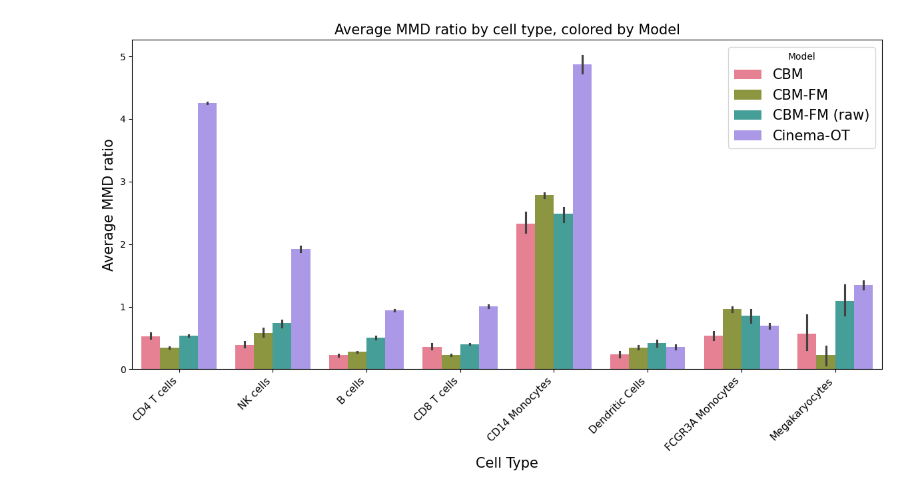
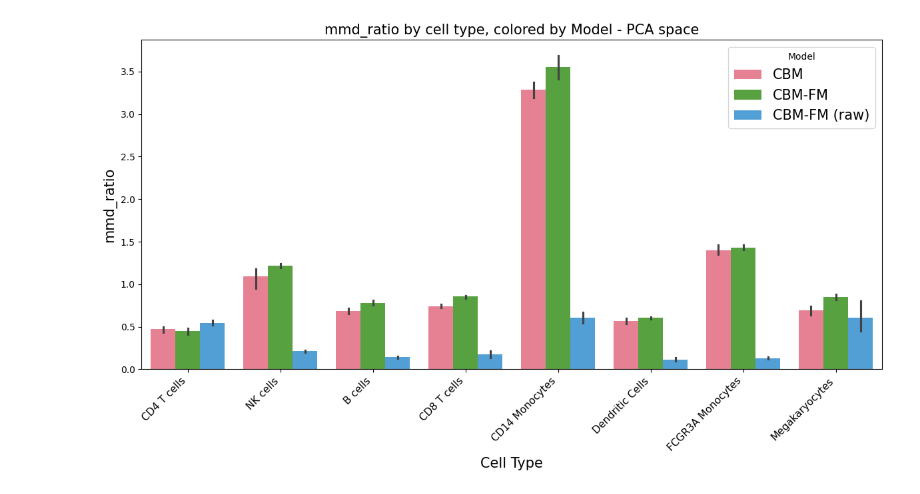
Before and after one commit to almaan/scCBGM, a Jupyter notebook: notebooks/analysis/results_aggregation.ipynb, the cells around one changed output. Drawn from its saved outputs; the diff is of its cells as text; code cells hidden in the pictures.

```diff
--- a/notebooks/analysis/results_aggregation.ipynb
+++ b/notebooks/analysis/results_aggregation.ipynb
@@ -18,7 +18,7 @@ sns.set_palette("husl")
 api = wandb.Api()
 
 # Method 1: Get sweep object first
-sweep_ids = ["lg8542ta", "s4en36ga", "pfctr47v", "ybesbkzm"]
+sweep_ids = ["9arkmgkc", "f5d92uft", "oyr51sa3", "ybesbkzm"]
 entity = "debroue1"  # your username or team name
 project = "conceptlab"
 
@@ -31,7 +31,12 @@ for sweep_id in sweep_ids:
     runs_dict = []
     for run in runs:
         mmd_ratio = run.summary.get("mmd_ratio",np.nan)
-        runs_dict.append({**run.config, "mmd_ratio": mmd_ratio})
+        recall_negs = run.summary.get("recall_negs", np.nan)
+        recall_pos = run.summary.get("recall_pos", np.nan)
+        runs_dict.append({**run.config,
+                          "mmd_ratio": mmd_ratio,
+                          "recall_negs": recall_negs,
+                          "recall_pos": recall_pos})
     df_sweep = pd.DataFrame(runs_dict)
     dfs.append(df_sweep)
 df_res = pd.concat(dfs, ignore_index=True)
@@ -40,3 +43,5 @@ wandb: Currently logged in as: debroue1 to https://genentech.wandb.io. Use `wand
+# %%
+df_res["recall_avg"] = df_res[["recall_negs","recall_pos"]].mean(1)
 # %%
 model_dict = {"cbm": "CBM",
               "cbmfm": "CBM-FM",
@@ -59,33 +73,38 @@ df_res["data/intervention_labels"] = df_res["data/intervention_labels"].map(ct_d
+# %%
+# With PCA
+
+df_res_sub = df_res.loc[df_res["model.pca"] == True].copy()
+metric_name = 'mmd_ratio'
 # %%
 # Barplot: 4 bars for each cell type (one per model), aggregation over seeds, with error bars, larger font, and tilted x labels
 import matplotlib.pyplot as plt
 import seaborn as sns
 
 # Check required columns
-required_cols = ['data/intervention_labels', 'model', 'seed', 'mmd_ratio']
-missing = [col for col in required_cols if col not in df_res.columns]
+required_cols = ['data/intervention_labels', 'model', 'seed', metric_name]
+missing = [col for col in required_cols if col not in df_res_sub.columns]
 if missing:
     raise ValueError(f"Missing columns in df_res: {missing}")
 
 # Aggregate over seeds: mean and std of mmd_ratio for each (cell type, model) pair
-plot_df = df_res.groupby(['data/intervention_labels', 'model']).agg({'mmd_ratio': ['mean', 'std']}).reset_index()
+#plot_df = df_res_sub.groupby(['data/intervention_labels', 'model']).agg({'mmd_ratio': ['mean', 'std']}).reset_index()
 
 plt.figure(figsize=(12,7))
 ax = sns.barplot(
-    data=df_res,
+    data=df_res_sub,
     x='data/intervention_labels',
-    y='mmd_ratio',
+    y=metric_name,
     estimator="mean",
     hue='model',
     palette='husl',
  )
 
-plt.title('Average MMD ratio by cell type, colored by Model', fontsize=15)
-plt.ylabel('Average MMD ratio', fontsize=15)
+plt.title(f'{metric_name} by cell type, colored by Model - PCA space', fontsize=15)
+plt.ylabel(f'{metric_name}', fontsize=15)
 plt.xlabel('Cell Type', fontsize=15)
 plt.xticks(rotation=45, ha='right', fontsize=11)
 plt.legend(title='Model', fontsize=15)
 plt.tight_layout()
 plt.show()
 # %% [output]
-[figure, old version]
+[figure, new version]
```
Also changed, not shown: parts of 3 cells of this notebook, 3 other files.
